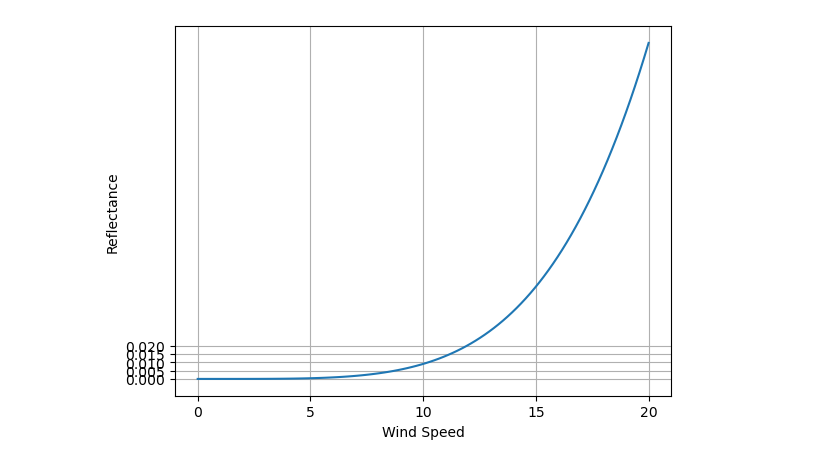
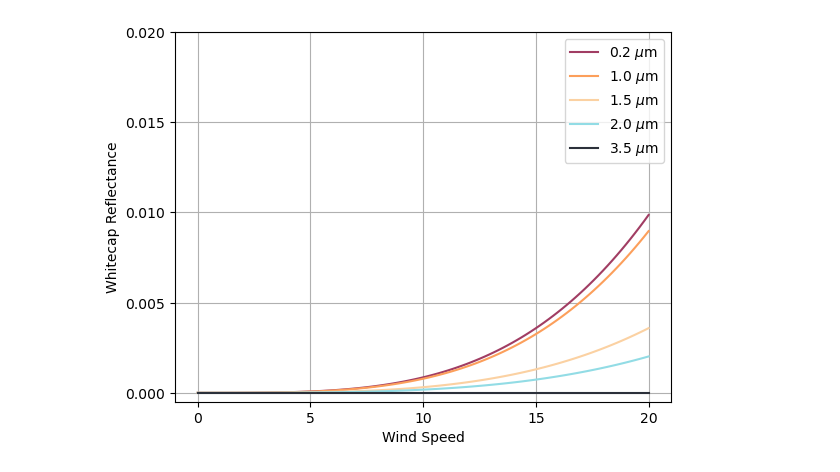
Before and after one commit to PolyRocketMatt/eradiate, a Jupyter notebook: notebooks/ocean_wind_speeds.ipynb, the cells around one changed output. Saved outputs shown, nothing was run; the diff lists cells and outputs as text; code cells hidden in the pictures.

```diff
--- a/notebooks/ocean_wind_speeds.ipynb
+++ b/notebooks/ocean_wind_speeds.ipynb
@@ -83,54 +83,63 @@ def plot_polar_tricf(azimuths, zeniths, brdf_data, levels=16):
     # Show
     plt.show()
 # %%
-wind_speeds = np.linspace(0, 20, 100)
-reflectances = []
-for ws in wind_speeds:
-    # BRDF Creation
-    bsdf = mi.load_dict({
-        'type': 'oceanic_legacy',
-        'wavelength': 0.25,
-        'wind_speed': convert_wind_speed(ws),
-        'solar_azimuth': 0.0,
-        'solar_zenith': dr.pi / 4,
-        'salinity': 0.0,
-    })
+wavelengths = [0.2, 1.0, 1.5, 2.0, 3.5]
+results = {}
 
-    # Create a dummy surface interaction to use for the evaluation of the BSDF
-    si = dr.zeros(mi.SurfaceInteraction3f)
+for wavelength in wavelengths:
+    wind_speeds = np.linspace(0, 20, 100)
+    reflectances = []
+    for ws in wind_speeds:
+        # BRDF Creation
+        bsdf = mi.load_dict({
+            'type': 'oceanic_legacy',
+            'wavelength': wavelength,
+            'wind_speed': convert_wind_speed(ws),
+            'salinity': 0.0,
+        })
 
-    # Specify an incident direction with X degrees
-    si.wi = sph_to_eucl(dr.deg2rad(45.0), dr.deg2rad(0.0))
+        # Create a dummy surface interaction to use for the evaluation of the BSDF
+        si = dr.zeros(mi.SurfaceInteraction3f)
 
-    # Create grid in spherical coordinates and map it into a sphere
-    res = 1
-    zeniths_o, azimuths_o = dr.meshgrid(
-        dr.linspace(mi.Float, 0,     dr.pi,     res),
-        dr.linspace(mi.Float, 0, 2 * dr.pi, 2 * res)
-    )
-    wo = sph_to_eucl(zeniths_o, azimuths_o)
+        # Specify an incident direction with X degrees
+        si.wi = sph_to_eucl(dr.deg2rad(45.0), dr.deg2rad(0.0))
 
-    # Evaluate the BSDF
-    brdf_values = bsdf.eval(mi.BSDFContext(), si, wo)
-    whitecap_reflectance = np.array(brdf_values).flatten()[0]
+        # Create grid in spherical coordinates and map it into a sphere
+        res = 1
+        zeniths_o, azimuths_o = dr.meshgrid(
+            dr.linspace(mi.Float, 0,     dr.pi,     res),
+            dr.linspace(mi.Float, 0, 2 * dr.pi, 2 * res)
+        )
+        wo = sph_to_eucl(zeniths_o, azimuths_o)
 
-    reflectances.append(whitecap_reflectance)
+        # Evaluate the BSDF
+        brdf_values = bsdf.eval(mi.BSDFContext(), si, wo)
+        whitecap_reflectance = np.array(brdf_values).flatten()[0]
 
-# Plot
-plt.plot(wind_speeds, reflectances)
+        reflectances.append(whitecap_reflectance)
+
+    results[wavelength] = (wind_speeds, reflectances)
+
+colors = ['#A13D63', '#FC9F5B', '#FBD1A2', '#92DCE5', '#2B303A']
+for wavelength, (wind_speeds, reflectances) in results.items():
+    color = colors.pop(0)
+
+    plt.plot(wind_speeds, reflectances, label=f'{wavelength} $\mu$m', color=color)
+
+plt.legend()
 plt.xlabel('Wind Speed')
-plt.ylabel('Reflectance')
+plt.ylabel('Whitecap Reflectance')
 
 # Define x-ticks
 xticks = np.arange(0, 21, 5)
 plt.xticks(xticks)
 
 yticks = np.arange(0, 0.021, 0.005)
 plt.yticks(yticks)
 
 # Grid on the tick lines
 plt.grid(True)
 
 plt.show()
 # %% [output]
-[figure, old version]
+[figure, new version]
```
